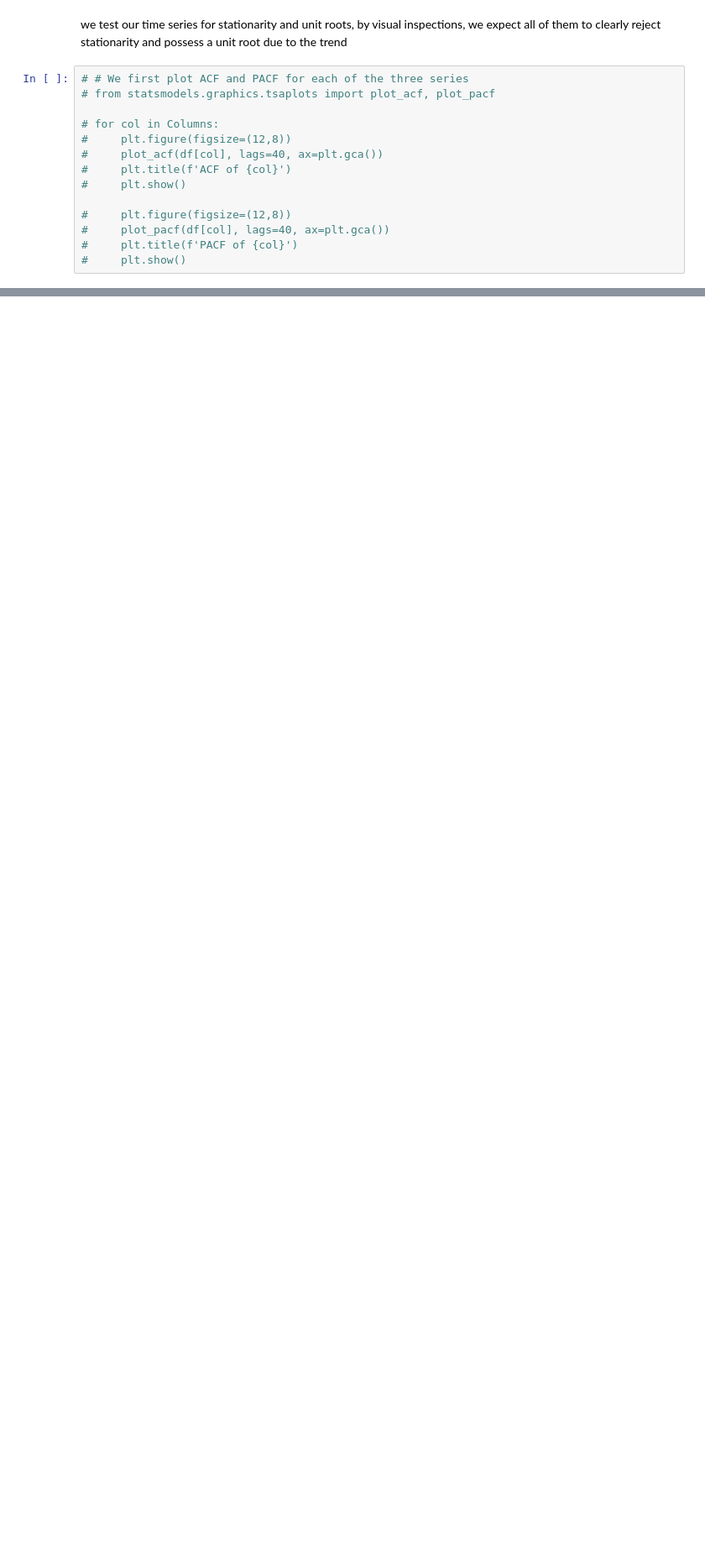
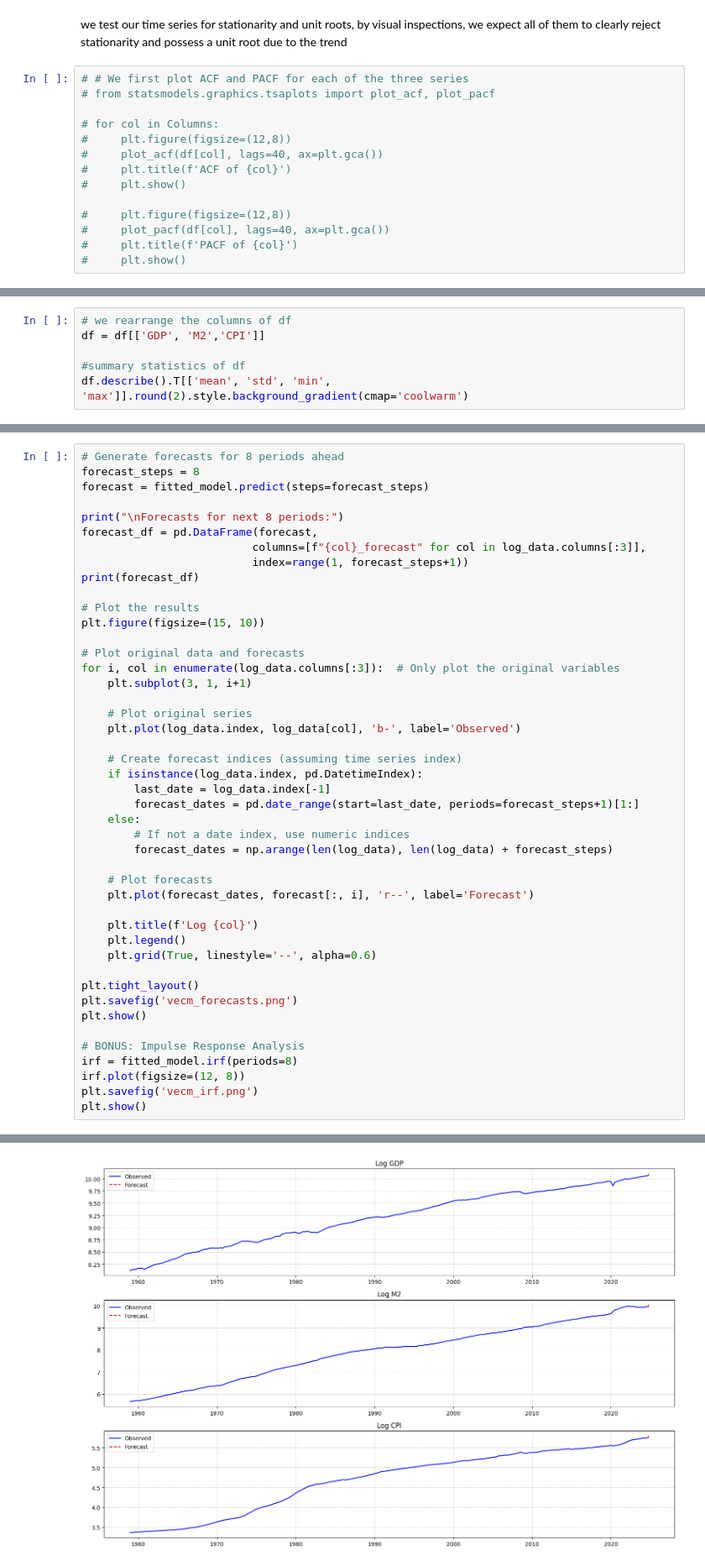
Before and after one commit to Fijiman001/Multivariate-Time-Series, a Jupyter notebook: Money-Activity-Analysis/Lecture-Reestimation-Real-Money-Activity.ipynb, the cells around one changed output, grey strips where cells are left out. Shown at 84% size. Saved outputs shown, nothing was run; the diff lists cells and outputs as text; blank space fills up the shorter version.

```diff
--- a/Money-Activity-Analysis/Lecture-Reestimation-Real-Money-Activity.ipynb
+++ b/Money-Activity-Analysis/Lecture-Reestimation-Real-Money-Activity.ipynb
@@ -319,0 +520,6 @@ Constant and Trend         -1.841    0.685
+# %%
+# we rearrange the columns of df
+df = df[['GDP', 'M2','CPI']]
+
+#summary statistics of df
+df.describe().T[['mean', 'std', 'min', 'max']].round(2).style.background_gradient(cmap='coolwarm')
@@ -319,0 +687,46 @@ Constant and Trend         -1.841    0.685
+# %%
+# Generate forecasts for 8 periods ahead
+forecast_steps = 8
+forecast = fitted_model.predict(steps=forecast_steps)
+
+print("\nForecasts for next 8 periods:")
+forecast_df = pd.DataFrame(forecast,
+                          columns=[f"{col}_forecast" for col in log_data.columns[:3]],
+                          index=range(1, forecast_steps+1))
+print(forecast_df)
+
+# Plot the results
+plt.figure(figsize=(15, 10))
+
+# Plot original data and forecasts
+for i, col in enumerate(log_data.columns[:3]):  # Only plot the original variables
+    plt.subplot(3, 1, i+1)
+
+    # Plot original series
+    plt.plot(log_data.index, log_data[col], 'b-', label='Observed')
+
+    # Create forecast indices (assuming time series index)
+    if isinstance(log_data.index, pd.DatetimeIndex):
+        last_date = log_data.index[-1]
+        forecast_dates = pd.date_range(start=last_date, periods=forecast_steps+1)[1:]
+    else:
+        # If not a date index, use numeric indices
+        forecast_dates = np.arange(len(log_data), len(log_data) + forecast_steps)
+
+    # Plot forecasts
+    plt.plot(forecast_dates, forecast[:, i], 'r--', label='Forecast')
+
+    plt.title(f'Log {col}')
+    plt.legend()
+    plt.grid(True, linestyle='--', alpha=0.6)
+
+plt.tight_layout()
+plt.savefig('vecm_forecasts.png')
+plt.show()
+
+# BONUS: Impulse Response Analysis
+irf = fitted_model.irf(periods=8)
+irf.plot(figsize=(12, 8))
+plt.savefig('vecm_irf.png')
+plt.show()
+# %% [output]
@@ -319,0 +743 @@ Constant and Trend         -1.841    0.685
+[figure, added]
```
Also changed, not shown: parts of 27 cells of this notebook.
